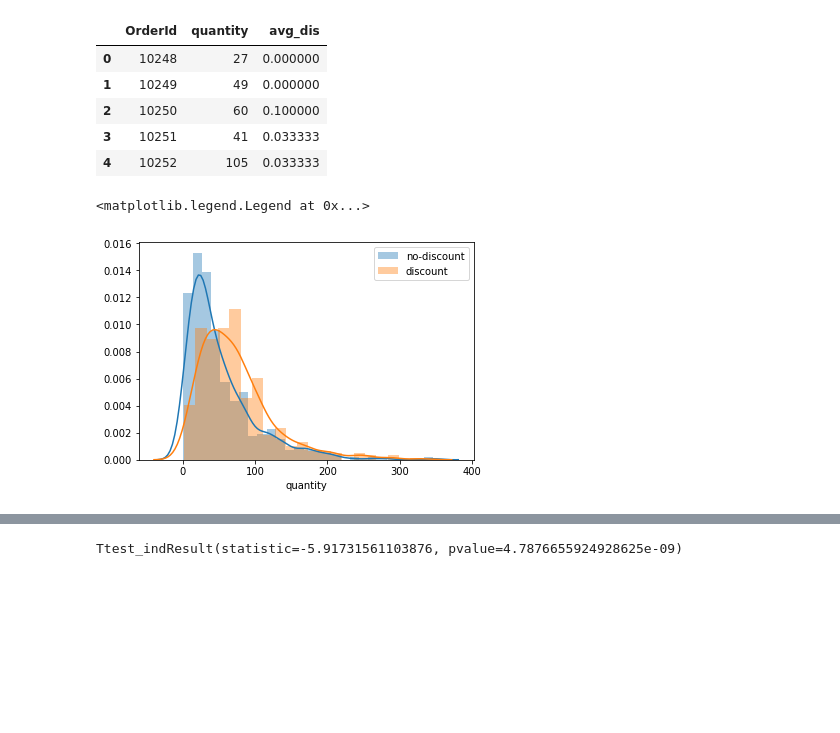
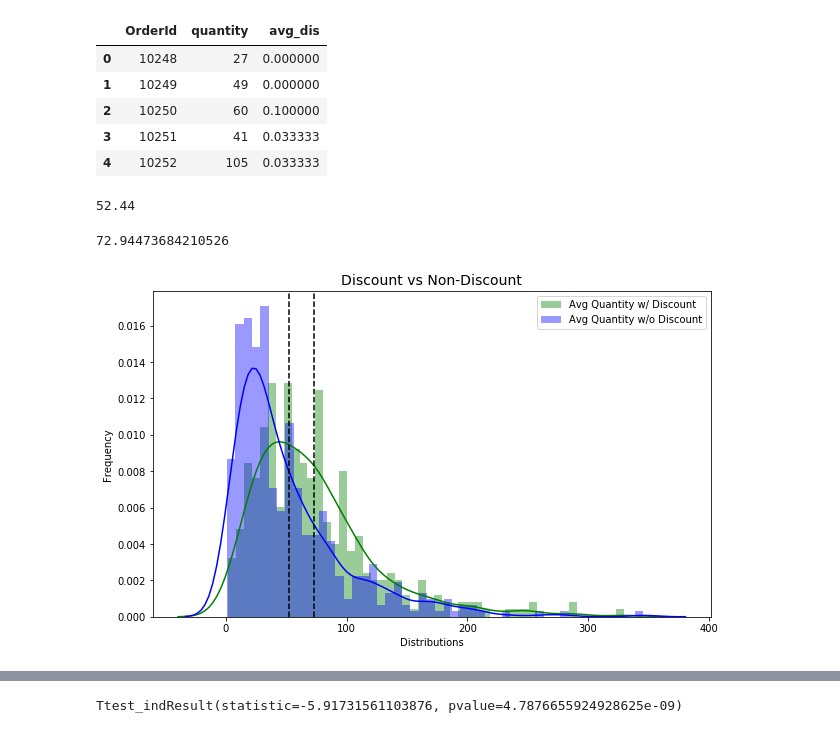
Before and after one commit to bonniema/HypothesisTesting-NorthwindEcommerce, a Jupyter notebook: Mod3 Project_1121_bm.ipynb, the cells around one changed output, grey strips where cells are left out. Saved outputs shown, nothing was run; the diff lists cells and outputs as text; code cells hidden in the pictures; blank space fills up the shorter version.

```diff
--- a/Mod3 Project_1121_bm.ipynb
+++ b/Mod3 Project_1121_bm.ipynb
@@ -170,12 +194,29 @@ df_nodiscount = df[df['avg_dis']==0]
 df_discount= df[df['avg_dis']>0]
 # %%
 a=df_nodiscount['quantity']
+a.mean()
+# %% [output]
+52.44
 # %%
 b=df_discount['quantity']
+b.mean()
+# %% [output]
+72.94473684210526
-# %%
-sns.distplot(a, label='no-discount')
-sns.distplot(b, label='discount')
-plt.legend()
-# %% [output]
-<matplotlib.legend.Legend at 0x...>
-[figure, removed]
+# %%
+def visualization(control, experimental):
+    plt.figure(figsize=(10,6))
+    sns.distplot(experimental, bins=50,  label='Avg Quantity w/ Discount', color='green')
+    sns.distplot(control, bins=50,  label='Avg Quantity w/o Discount', color='blue')
+
+    plt.axvline(x=control.mean(), color='k', linestyle='--')
+    plt.axvline(x=experimental.mean(), color='k', linestyle='--')
+
+    plt.title('Discount vs Non-Discount', fontsize=14)
+    plt.xlabel('Distributions')
+    plt.ylabel('Frequency')
+    plt.legend()
+    plt.show()
+# %%
+visualization(a, b)
+# %% [output]
+[figure, added]
```
Also changed, not shown: parts of 114 cells of this notebook.
